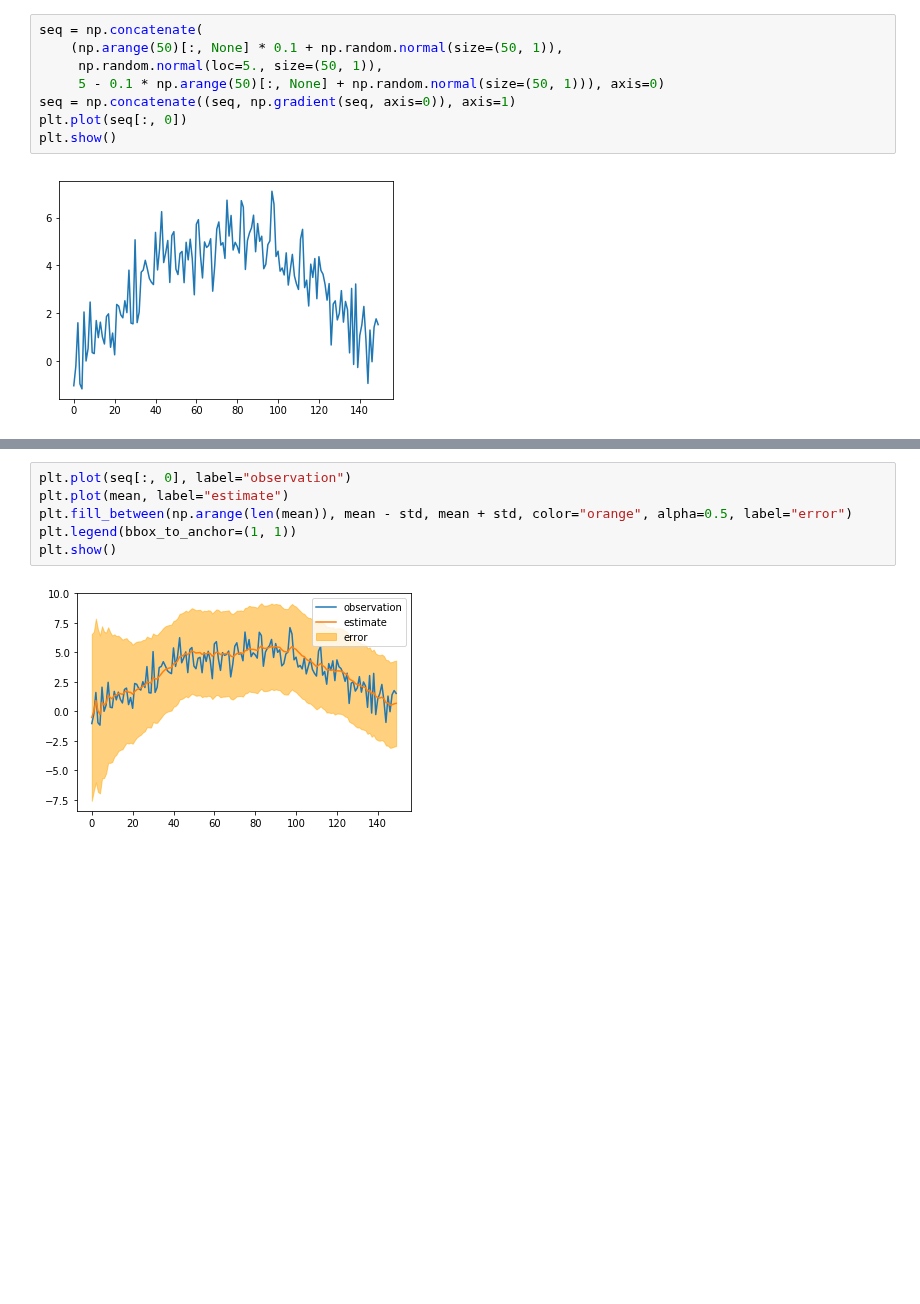
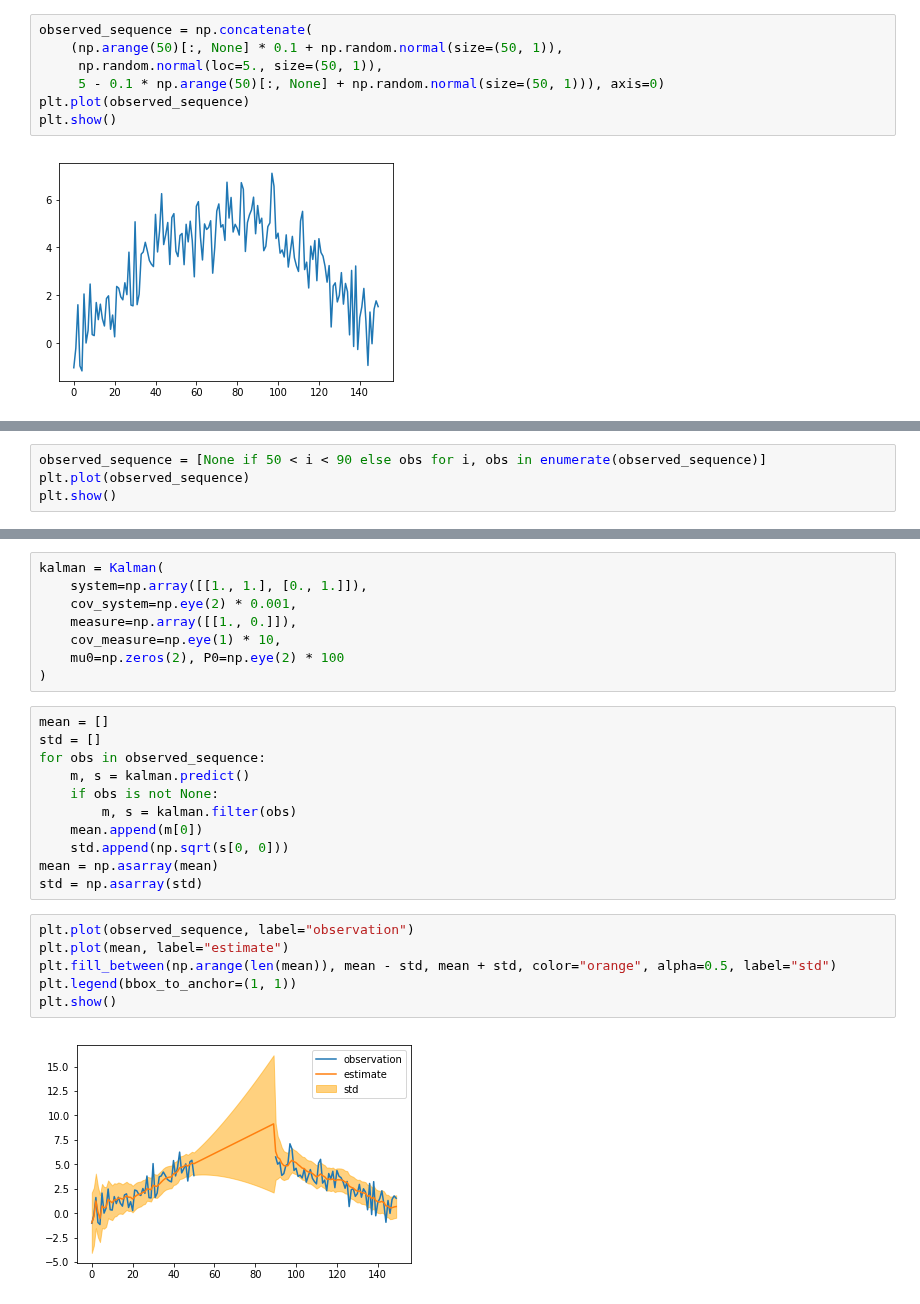
Before and after one commit to ctgk/PRML, a Jupyter notebook: notebooks/ch13_Sequential_Data.ipynb, the cells around one changed output, grey strips where cells are left out. Cells and saved outputs as stored; diff of their text form; blank space fills up the shorter version.

```diff
--- a/notebooks/ch13_Sequential_Data.ipynb
+++ b/notebooks/ch13_Sequential_Data.ipynb
@@ -57,10 +61,9 @@ plt.show()
 # %%
-seq = np.concatenate(
+observed_sequence = np.concatenate(
     (np.arange(50)[:, None] * 0.1 + np.random.normal(size=(50, 1)),
      np.random.normal(loc=5., size=(50, 1)),
      5 - 0.1 * np.arange(50)[:, None] + np.random.normal(size=(50, 1))), axis=0)
-seq = np.concatenate((seq, np.gradient(seq, axis=0)), axis=1)
-plt.plot(seq[:, 0])
+plt.plot(observed_sequence)
 plt.show()
 # %% [output]
 [figure]
@@ -78,0 +101,4 @@ std = np.sqrt(var[:, 0, 0]).ravel()
+# %%
+observed_sequence = [None if 50 < i < 90 else obs for i, obs in enumerate(observed_sequence)]
+plt.plot(observed_sequence)
+plt.show()
@@ -79,8 +107,27 @@ std = np.sqrt(var[:, 0, 0]).ravel()
+# %%
+kalman = Kalman(
+    system=np.array([[1., 1.], [0., 1.]]),
+    cov_system=np.eye(2) * 0.001,
+    measure=np.array([[1., 0.]]),
+    cov_measure=np.eye(1) * 10,
+    mu0=np.zeros(2), P0=np.eye(2) * 100
+)
+# %%
+mean = []
+std = []
+for obs in observed_sequence:
+    m, s = kalman.predict()
+    if obs is not None:
+        m, s = kalman.filter(obs)
+    mean.append(m[0])
+    std.append(np.sqrt(s[0, 0]))
+mean = np.asarray(mean)
+std = np.asarray(std)
 # %%
-plt.plot(seq[:, 0], label="observation")
+plt.plot(observed_sequence, label="observation")
 plt.plot(mean, label="estimate")
-plt.fill_between(np.arange(len(mean)), mean - std, mean + std, color="orange", alpha=0.5, label="error")
+plt.fill_between(np.arange(len(mean)), mean - std, mean + std, color="orange", alpha=0.5, label="std")
 plt.legend(bbox_to_anchor=(1, 1))
 plt.show()
 # %% [output]
-[figure, old version]
+[figure, new version]
```
Also changed, not shown: parts of 22 cells of this notebook, 1 other file.
